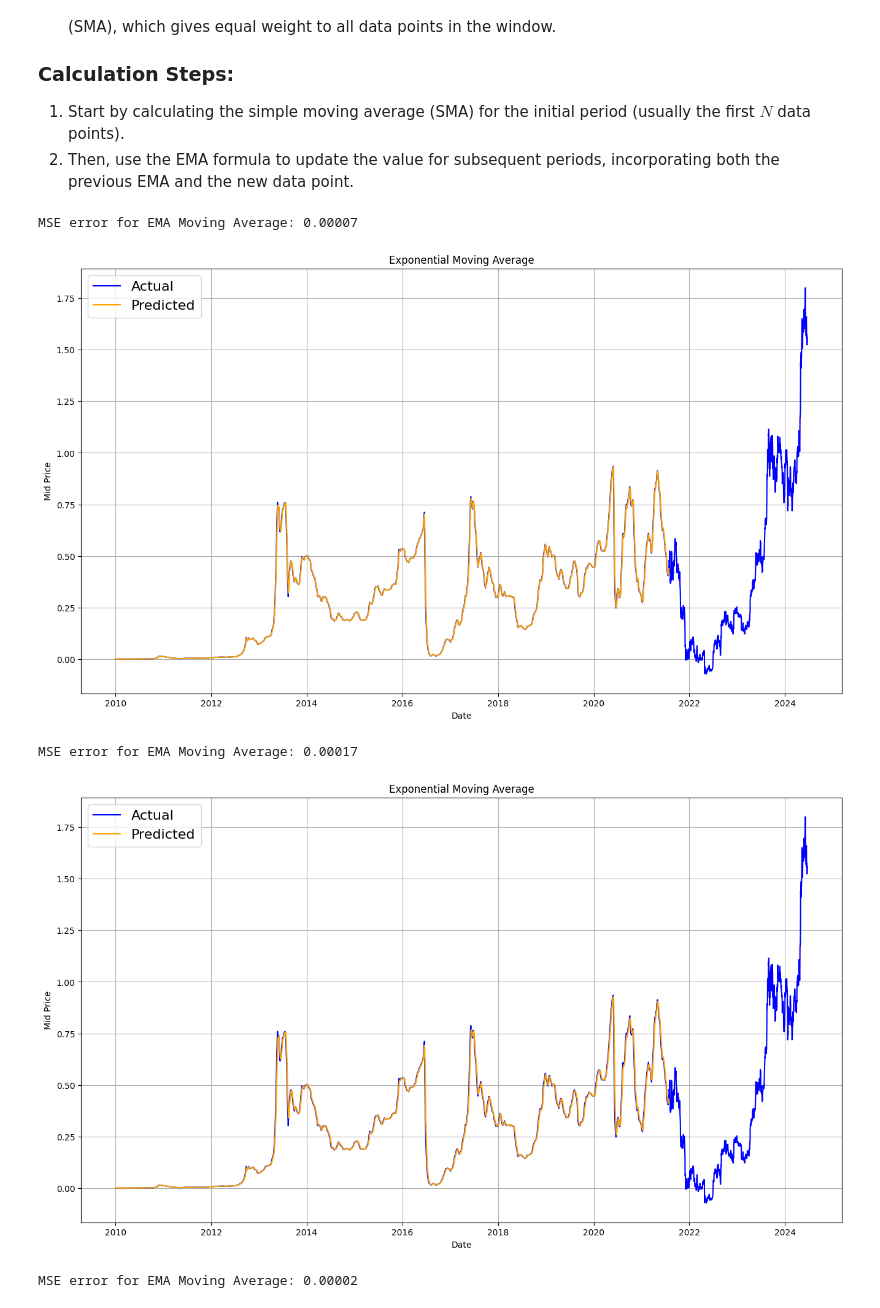
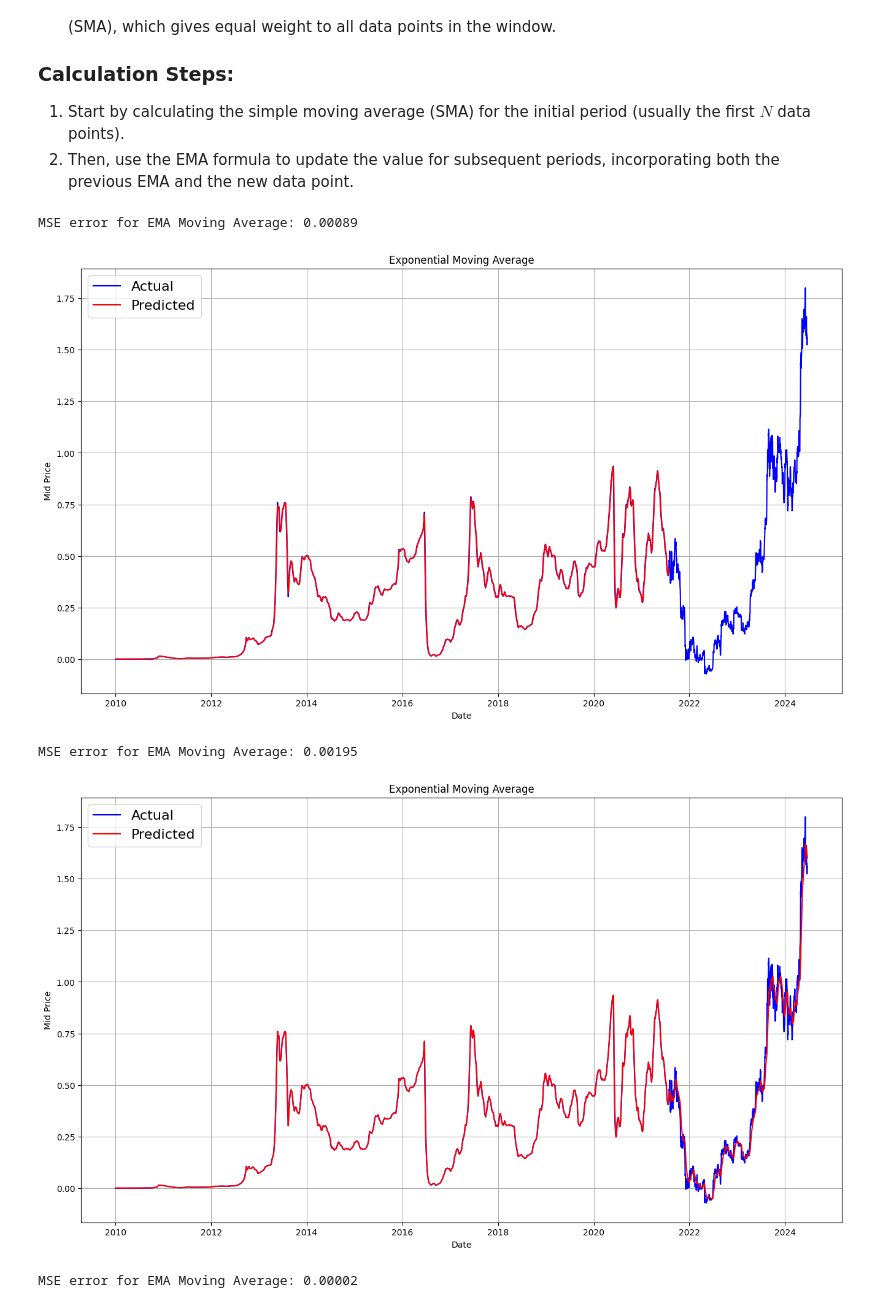
Before and after one commit to Jankiel-Predator/mmda_proj_btc, a Jupyter notebook: ma_ema.ipynb, the cells around one changed output. Saved outputs shown, nothing was run; the diff lists cells and outputs as text; code cells hidden in the pictures.

```diff
--- a/ma_ema.ipynb
+++ b/ma_ema.ipynb
@@ -159,5 +148,7 @@ train_data_reshaped = train_data.reshape(-1, 1)
 # Normalize test data or no...
 test_data = scaler.transform(test_data).reshape(-1)
 test_data_original = scaler.inverse_transform(test_data.reshape(-1, 1))
+# %%
+all_data = np.concatenate([train_data, test_data], axis=0)
 # %% [markdown]
 You can now smooth the data using the exponential moving average. This helps eliminate the inherent raggedness of bitcoin prices and produce a smoother curve.
@@ -243,7 +223,7 @@ Where:
 1. Start by calculating the simple moving average (SMA) for the initial period (usually the first $ N $ data points).
 2. Then, use the EMA formula to update the value for subsequent periods, incorporating both the previous EMA and the new data point.
 # %%
-window_size = 50
+window_size = 125
 N = train_data.size
 
 run_avg_predictions = []
@@ -253,7 +233,7 @@ mse_errors = []
 running_mean = 0.0
 run_avg_predictions.append(running_mean)
 
-alpha = 0.5
+alpha = 0.9
 
 for pred_idx in range(1, N):
     running_mean = running_mean * alpha + (1.0 - alpha) * train_data[pred_idx - 1]
@@ -264,14 +244,14 @@ for pred_idx in range(1, N):
 ema_mse_error = 0.5 * np.mean(mse_errors)
 print(f"MSE error for EMA Moving Average: {ema_mse_error:.5f}")
 # %% [output]
-MSE error for EMA Moving Average: 0.00007
+MSE error for EMA Moving Average: 0.00089
 # %%
 xticks_position = range(0, df.shape[0], 365*2)
 xticks_labels = df.index[xticks_position].strftime('%Y')
 
 plt.figure(figsize = (16, 9))
 plt.plot(range(df.shape[0]), all_mid_data, color='b', label='Actual')
-plt.plot(range(0, N), run_avg_predictions, color='orange', label='Predicted')
+plt.plot(range(0, N), run_avg_predictions, color='r', label='Predicted')
 plt.xticks(xticks_position, xticks_labels)
 plt.title('Exponential Moving Average')
 plt.xlabel('Date')
@@ -280,4 +260,4 @@ plt.grid(True)
 plt.legend(fontsize=16)
 plt.show()
 # %% [output]
-[figure, old version]
+[figure, new version]
@@ -284,6 +275,6 @@ plt.show()
 # %%
 window_size = 50
-N = train_data.size
+N = all_data.size
 
 run_avg_predictions = []
 run_avg_x = []
@@ -292,34 +283,34 @@ mse_errors = []
 running_mean = 0.0
 run_avg_predictions.append(running_mean)
 
-alpha = 0.7
+alpha = 0.9
 
 for pred_idx in range(1, N):
-    running_mean = running_mean * alpha + (1.0 - alpha) * train_data[pred_idx - 1]
+    running_mean = running_mean * alpha + (1.0 - alpha) * all_data[pred_idx - 1]
     run_avg_predictions.append(running_mean)
-    mse_errors.append((run_avg_predictions[-1] - train_data[pred_idx]) ** 2)
+    mse_errors.append((run_avg_predictions[-1] - all_data[pred_idx]) ** 2)
     run_avg_x.append(date)
 
 ema_mse_error = 0.5 * np.mean(mse_errors)
 print(f"MSE error for EMA Moving Average: {ema_mse_error:.5f}")
 # %% [output]
-MSE error for EMA Moving Average: 0.00017
+MSE error for EMA Moving Average: 0.00195
 # %%
 xticks_position = range(0, df.shape[0], 365*2)
 xticks_labels = df.index[xticks_position].strftime('%Y')
 
 plt.figure(figsize = (16, 9))
 plt.plot(range(df.shape[0]), all_mid_data, color='b', label='Actual')
-plt.plot(range(0, N), run_avg_predictions, color='orange', label='Predicted')
+plt.plot(range(0, N), run_avg_predictions, color='r', label='Predicted')
 plt.xticks(xticks_position, xticks_labels)
 plt.title('Exponential Moving Average')
 plt.xlabel('Date')
 plt.ylabel('Mid Price')
 plt.grid(True)
 plt.legend(fontsize=16)
 plt.show()
 # %% [output]
-[figure, old version]
+[figure, new version]
 # %%
 window_size = 50
 N = train_data.size
```
Also changed, not shown: parts of 18 cells of this notebook, 5 other files.
